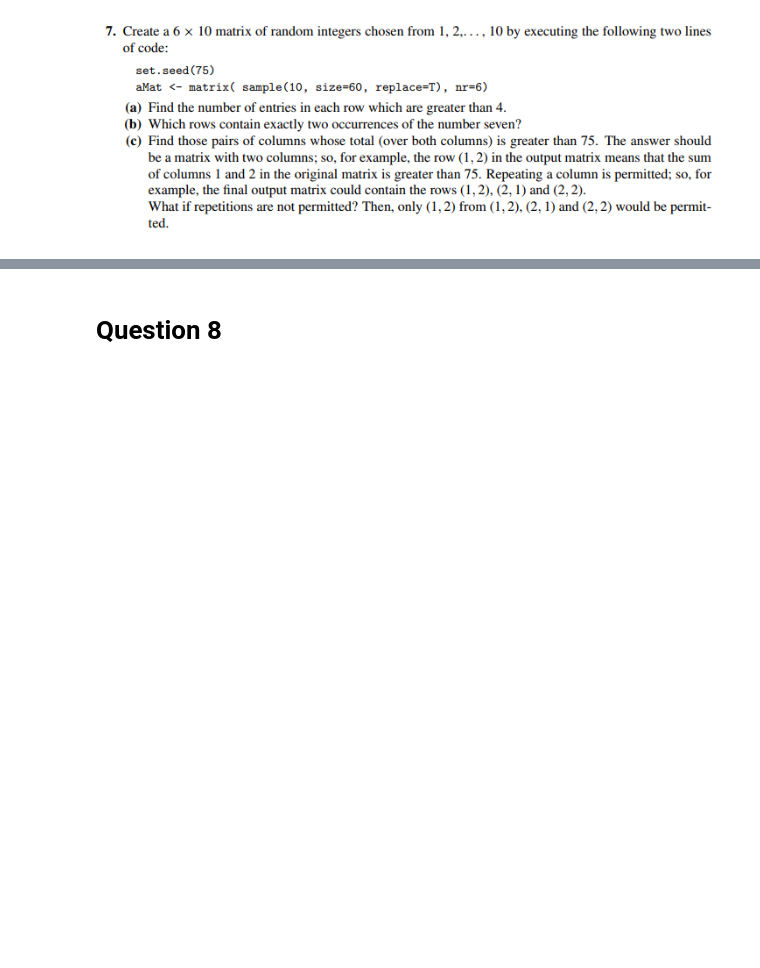
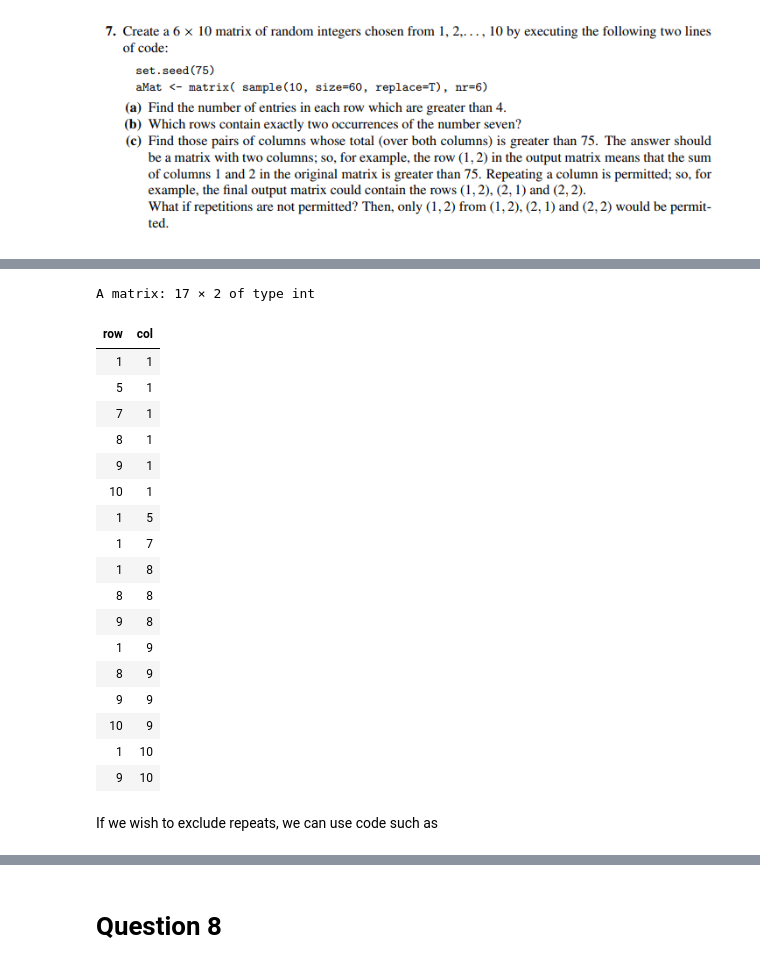
Before and after one commit to khanhtrinh2003/R-excercise, a Jupyter notebook: Ex2_Matrices.ipynb, the cells around one changed output, grey strips where cells are left out. Drawn from its saved outputs; the diff is of its cells as text; code cells hidden in the pictures; blank space fills up the shorter version.

```diff
--- a/Ex2_Matrices.ipynb
+++ b/Ex2_Matrices.ipynb
@@ -26,3 +123,6 @@
 # Question 7
 # %% [markdown]
 ![image.png](attachment:image.png)
+# %%
+set.seed(75)
+aMat <- matrix( sample(10, size=60, replace=T), nr=6)
@@ -28,0 +165,25 @@
+# %%
+aMatColSums <- colSums(aMat)
+which( outer(aMatColSums,aMatColSums,"+")>75, arr.ind=T )
+# %% [output]
+A matrix: 17 × 2 of type int
+| row | col |
+| 1 | 1 |
+| 5 | 1 |
+| 7 | 1 |
+| 8 | 1 |
+| 9 | 1 |
+| 10 | 1 |
+| 1 | 5 |
+| 1 | 7 |
+| 1 | 8 |
+| 8 | 8 |
+| 9 | 8 |
+| 1 | 9 |
+| 8 | 9 |
+| 9 | 9 |
+| 10 | 9 |
+| 1 | 10 |
+| 9 | 10 |
+# %% [markdown]
+If we wish to exclude repeats, we can use code such as
```
Also changed, not shown: parts of 26 cells of this notebook.
